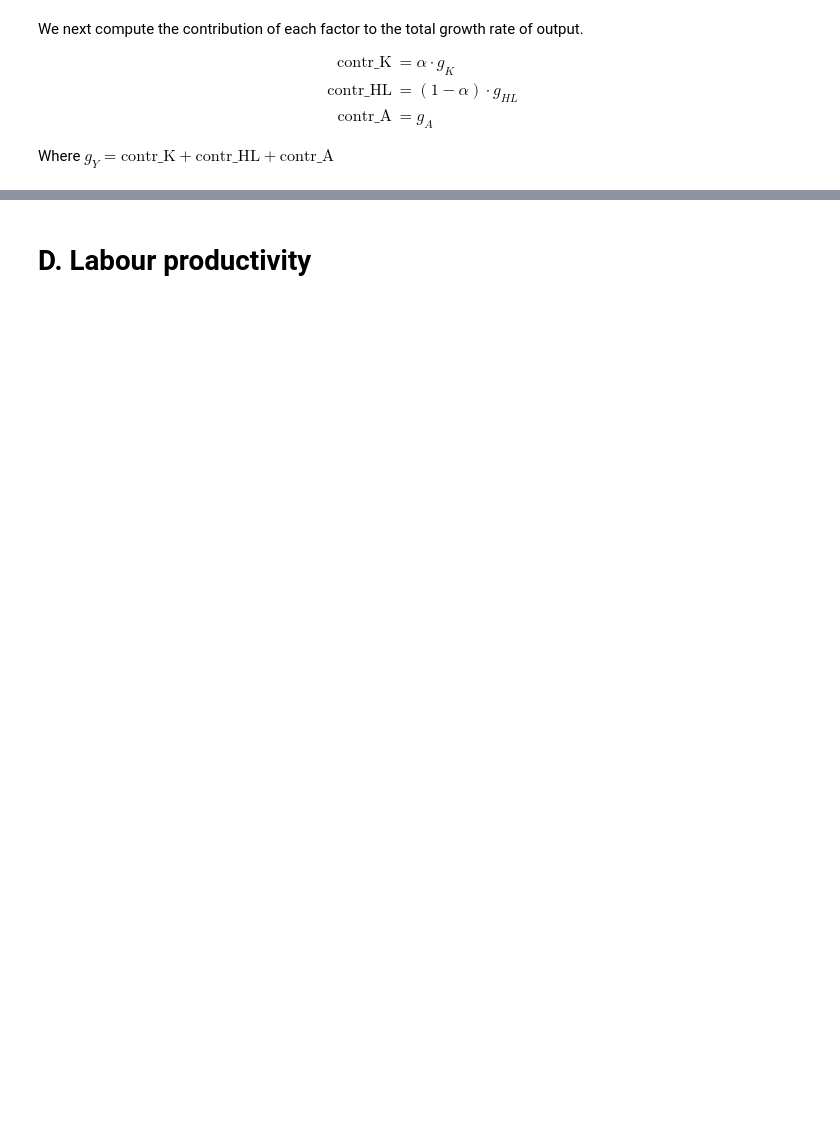
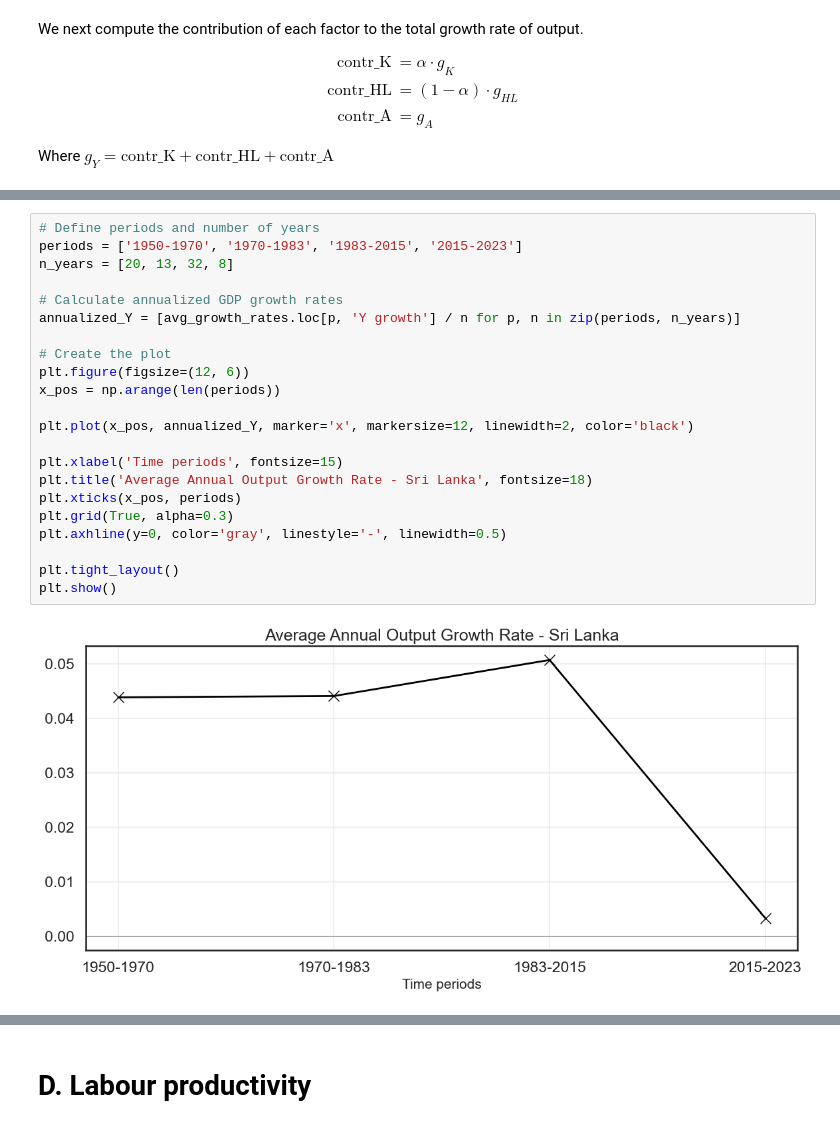
Before and after one commit to ikedasakii/EC2B1_group_project, a Jupyter notebook: find_GDP_trend.ipynb, the cells around one changed output, grey strips where cells are left out. Drawn from its saved outputs; the diff is of its cells as text; blank space fills up the shorter version.

```diff
--- a/find_GDP_trend.ipynb
+++ b/find_GDP_trend.ipynb
@@ -683,0 +697,24 @@ year
+# %%
+# Define periods and number of years
+periods = ['1950-1970', '1970-1983', '1983-2015', '2015-2023']
+n_years = [20, 13, 32, 8]
+
+# Calculate annualized GDP growth rates
+annualized_Y = [avg_growth_rates.loc[p, 'Y growth'] / n for p, n in zip(periods, n_years)]
+
+# Create the plot
+plt.figure(figsize=(12, 6))
+x_pos = np.arange(len(periods))
+
+plt.plot(x_pos, annualized_Y, marker='x', markersize=12, linewidth=2, color='black')
+
+plt.xlabel('Time periods', fontsize=15)
+plt.title('Average Annual Output Growth Rate - Sri Lanka', fontsize=18)
+plt.xticks(x_pos, periods)
+plt.grid(True, alpha=0.3)
+plt.axhline(y=0, color='gray', linestyle='-', linewidth=0.5)
+
+plt.tight_layout()
+plt.show()
+# %% [output]
+[figure, added]
```
Also changed, not shown: parts of 43 cells of this notebook.
